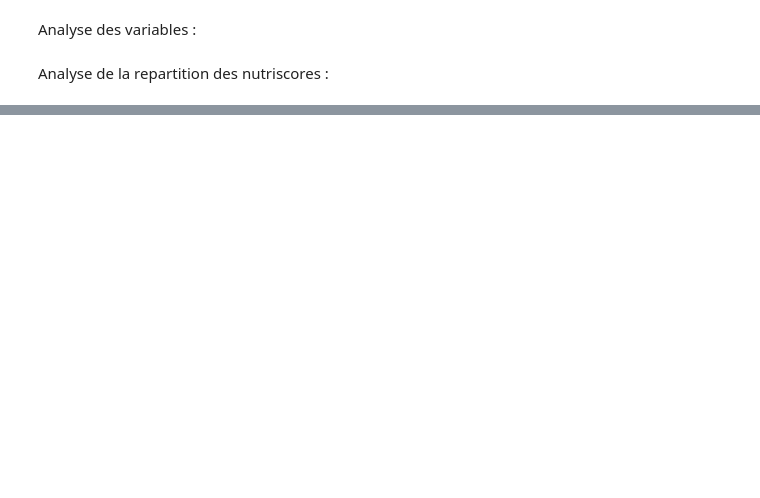
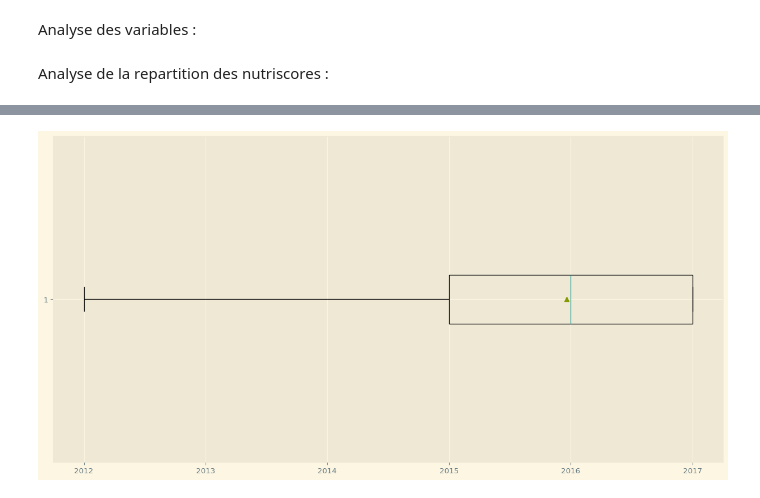
Before and after one commit to Psemp/ds_project_3, a Jupyter notebook: exploratory_analysis.ipynb, the cells around one changed output, grey strips where cells are left out. Cells and saved outputs as stored; diff of their text form; code cells hidden in the pictures; blank space fills up the shorter version.

```diff
--- a/exploratory_analysis.ipynb
+++ b/exploratory_analysis.ipynb
@@ -37,0 +195,6 @@ plt.show()
+# %%
+box = plt.figure(figsize=(16, 8), dpi=96)
+plt.boxplot([datetime.fromtimestamp(ts).year for ts in data_t], vert=0, showmeans=True, showfliers=True)
+plt.show()
+# %% [output]
+[figure, added]
```
Also changed, not shown: parts of 17 cells of this notebook, 2 other files.
